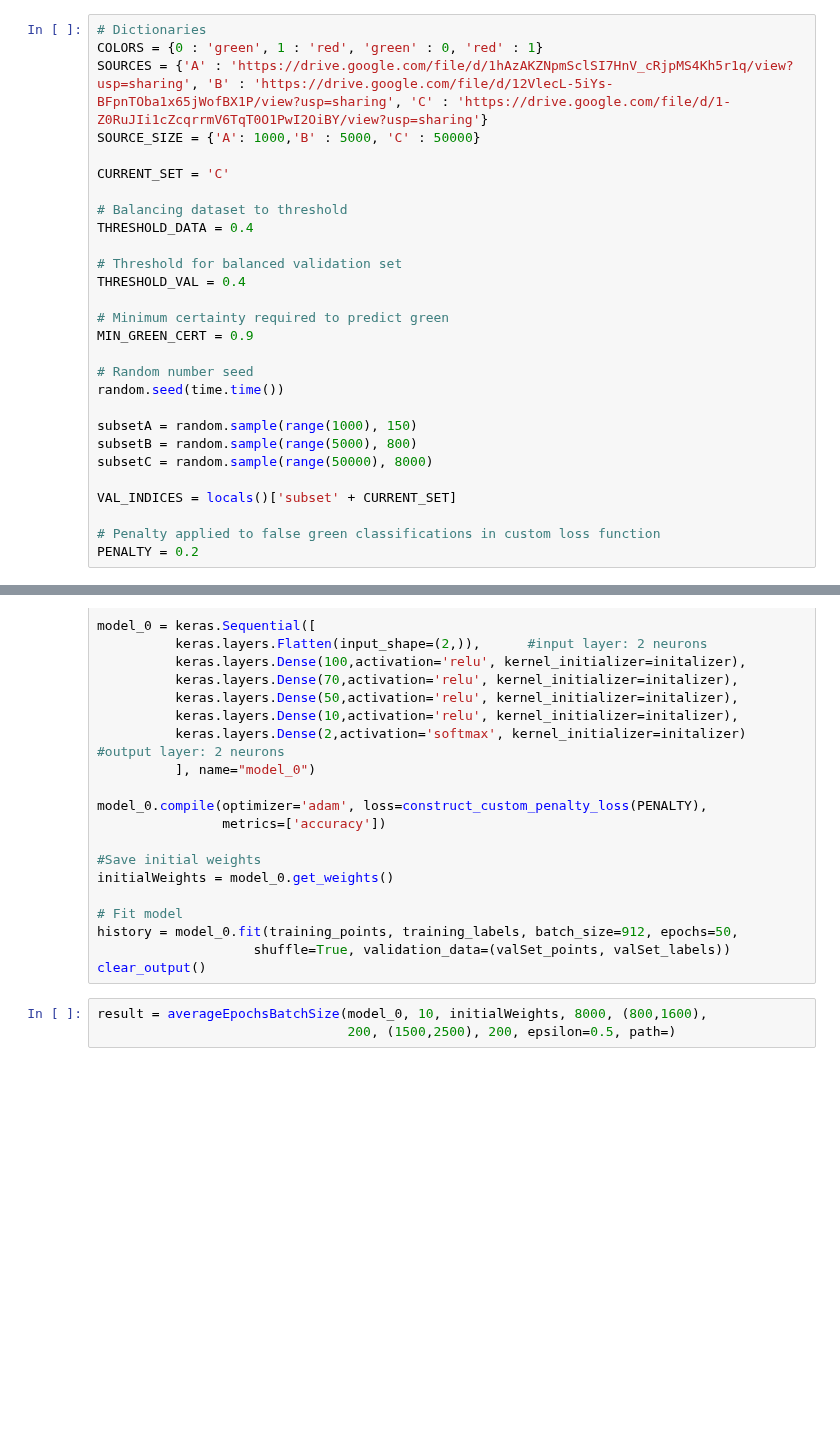
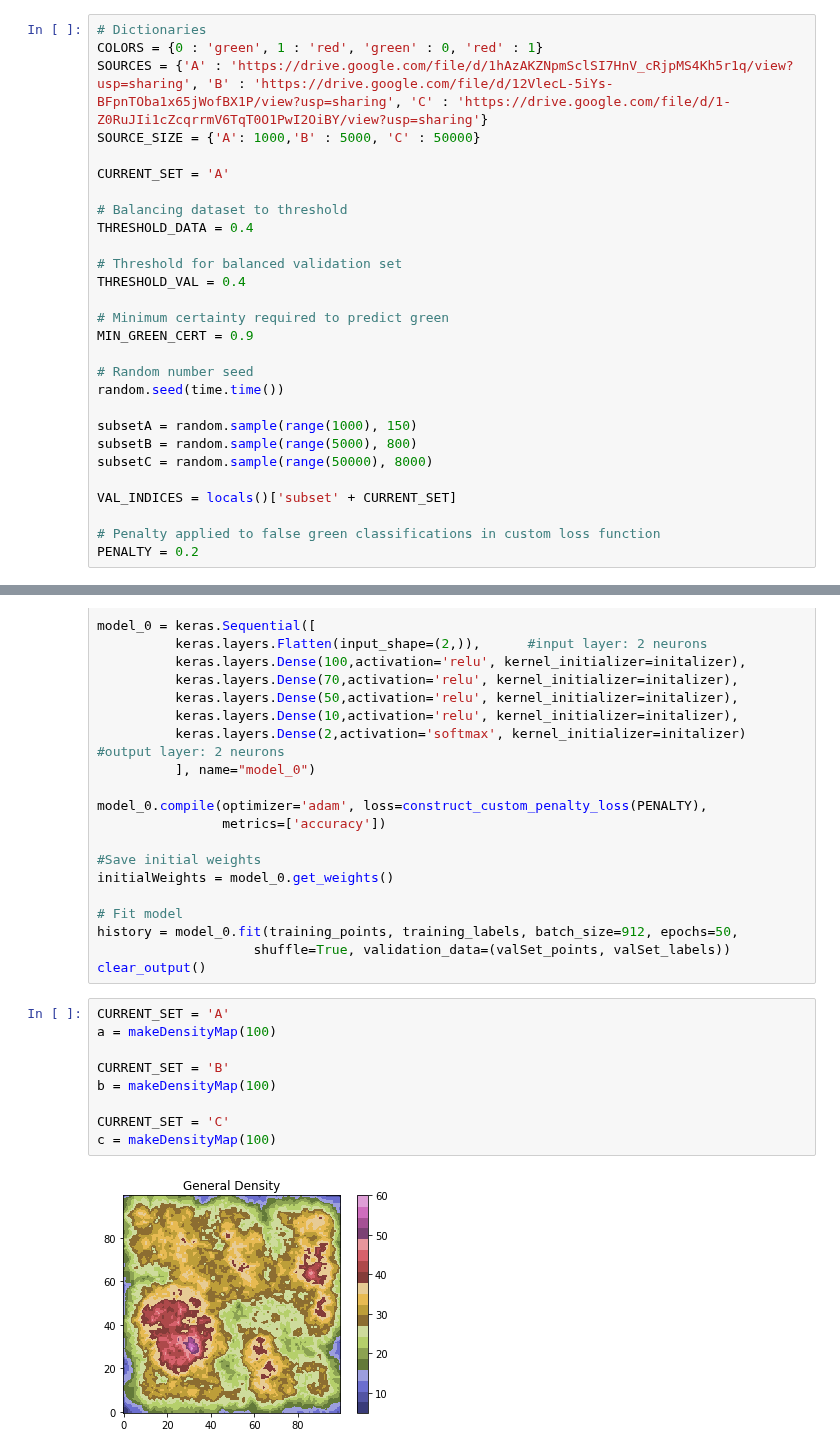
Before and after one commit to ericbill21/siemens, a Jupyter notebook: Siemens_Approach.ipynb, the cells around one changed output, grey strips where cells are left out. Drawn from its saved outputs; the diff is of its cells as text; blank space fills up the shorter version.

```diff
--- a/Siemens_Approach.ipynb
+++ b/Siemens_Approach.ipynb
@@ -76,7 +76,7 @@ COLORS = {0 : 'green', 1 : 'red', 'green' : 0, 'red' : 1}
 SOURCES = {'A' : 'https://drive.google.com/file/d/1hAzAKZNpmSclSI7HnV_cRjpMS4Kh5r1q/view?usp=sharing', 'B' : 'https://drive.google.com/file/d/12VlecL-5iYs-BFpnTOba1x65jWofBX1P/view?usp=sharing', 'C' : 'https://drive.google.com/file/d/1-Z0RuJIi1cZcqrrmV6TqT0O1PwI2OiBY/view?usp=sharing'}
 SOURCE_SIZE = {'A': 1000,'B' : 5000, 'C' : 50000}
 
-CURRENT_SET = 'C'
+CURRENT_SET = 'A'
 
 # Balancing dataset to threshold
 THRESHOLD_DATA = 0.4
@@ -2303,6 +2359,14 @@ initialWeights = model_0.get_weights()
 history = model_0.fit(training_points, training_labels, batch_size=912, epochs=50,
                     shuffle=True, validation_data=(valSet_points, valSet_labels))
 clear_output()
-# %%
-result = averageEpochsBatchSize(model_0, 10, initialWeights, 8000, (800,1600),
-                                200, (1500,2500), 200, epsilon=0.5, path=)
+# %%
+CURRENT_SET = 'A'
+a = makeDensityMap(100)
+
+CURRENT_SET = 'B'
+b = makeDensityMap(100)
+
+CURRENT_SET = 'C'
+c = makeDensityMap(100)
+# %% [output]
+[figure, added]
```
Also changed, not shown: parts of 5 cells of this notebook.
